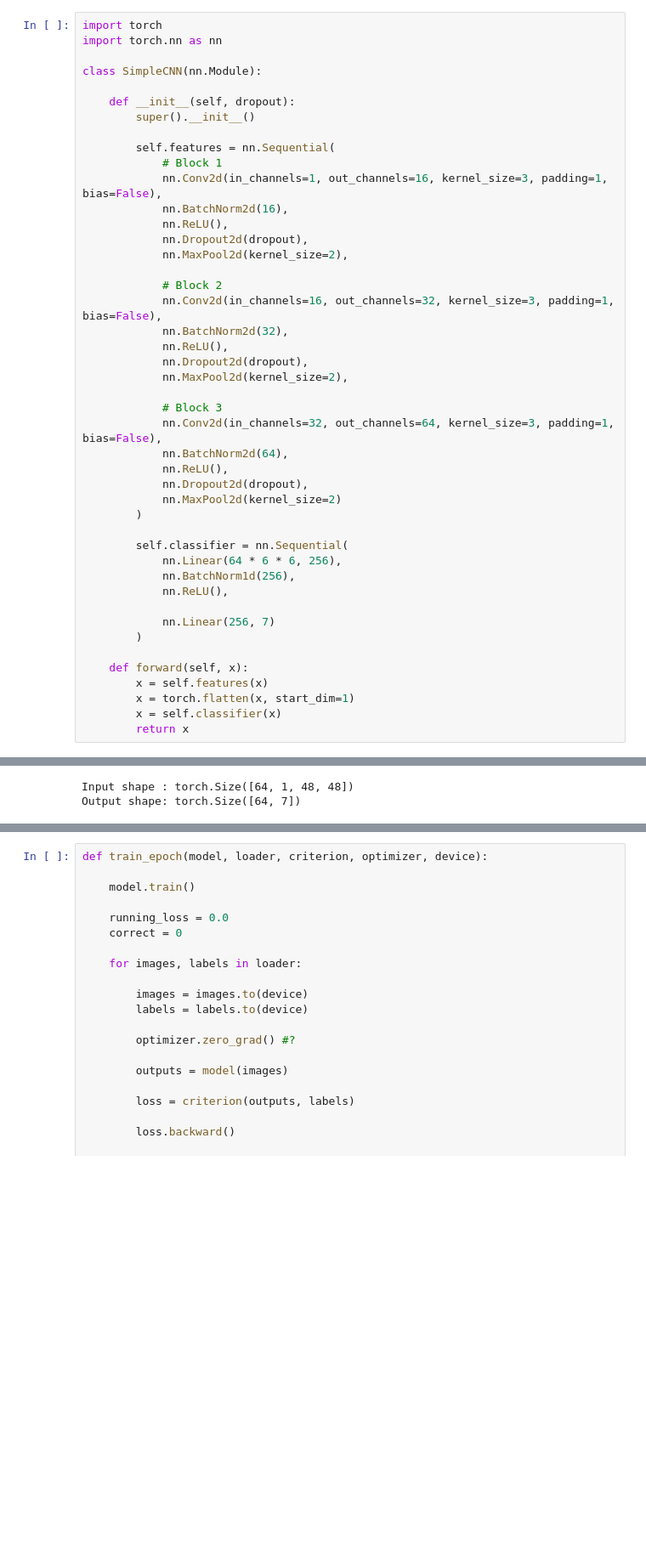
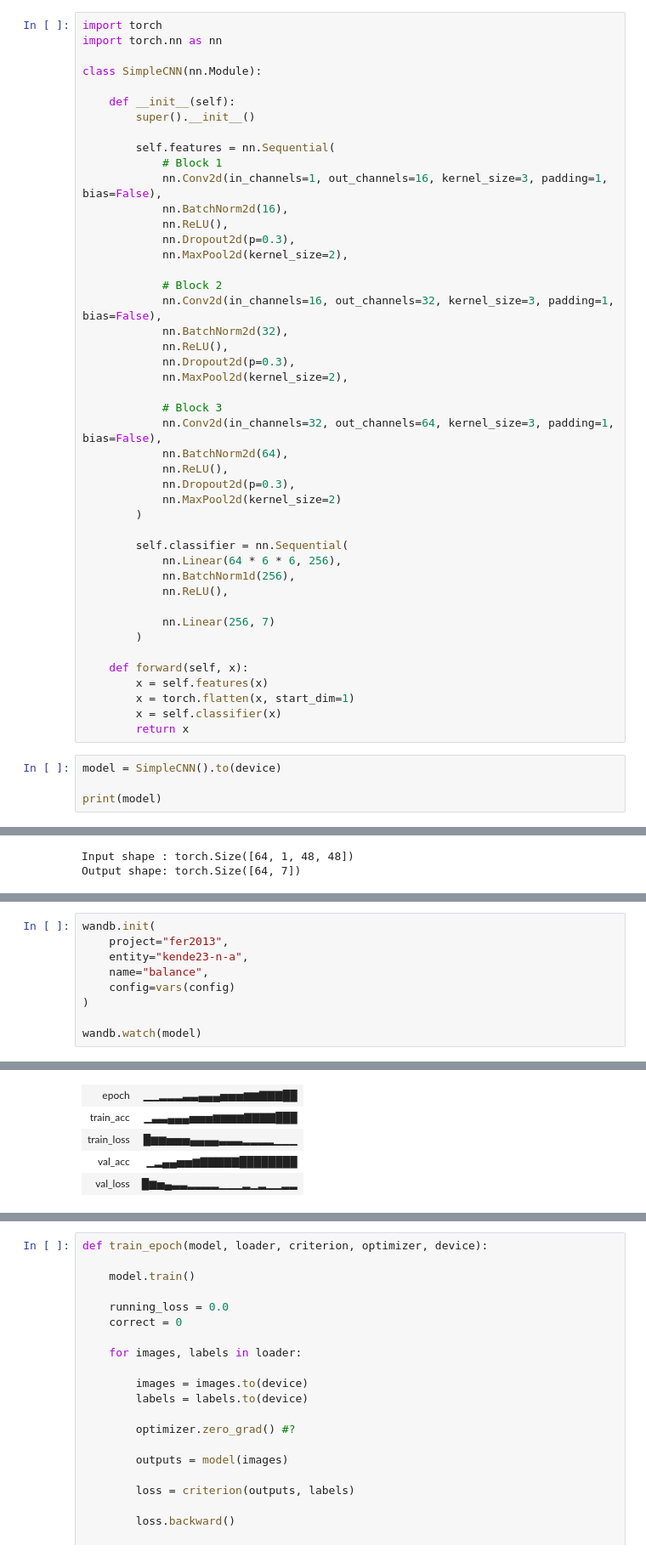
Before and after one commit to K0NSTANT1N3/Facial-Expression-Recognition, a Jupyter notebook: notebooks/03_working.ipynb, the cells around one changed output, grey strips where cells are left out. Shown at 85% size. Cells and saved outputs as stored; diff of their text form; blank space fills up the shorter version.

```diff
--- a/notebooks/03_working.ipynb
+++ b/notebooks/03_working.ipynb
@@ -255,7 +268,7 @@ import torch.nn as nn
 
 class SimpleCNN(nn.Module):
 
-    def __init__(self, dropout):
+    def __init__(self):
         super().__init__()
 
         self.features = nn.Sequential(
@@ -263,21 +276,21 @@ class SimpleCNN(nn.Module):
             nn.Conv2d(in_channels=1, out_channels=16, kernel_size=3, padding=1, bias=False),
             nn.BatchNorm2d(16),
             nn.ReLU(),
-            nn.Dropout2d(dropout),
+            nn.Dropout2d(p=0.3),
             nn.MaxPool2d(kernel_size=2),
 
             # Block 2
             nn.Conv2d(in_channels=16, out_channels=32, kernel_size=3, padding=1, bias=False),
             nn.BatchNorm2d(32),
             nn.ReLU(),
-            nn.Dropout2d(dropout),
+            nn.Dropout2d(p=0.3),
             nn.MaxPool2d(kernel_size=2),
 
             # Block 3
             nn.Conv2d(in_channels=32, out_channels=64, kernel_size=3, padding=1, bias=False),
             nn.BatchNorm2d(64),
             nn.ReLU(),
-            nn.Dropout2d(dropout),
+            nn.Dropout2d(p=0.3),
             nn.MaxPool2d(kernel_size=2)
         )
 
@@ -294,3 +307,7 @@ class SimpleCNN(nn.Module):
         x = torch.flatten(x, start_dim=1)
         x = self.classifier(x)
         return x
+# %%
+model = SimpleCNN().to(device)
+
+print(model)
@@ -308,0 +353,10 @@ Output shape: torch.Size([64, 7])
+# %%
+wandb.init(
+    project="fer2013",
+    entity="kende23-n-a",
+    name="balance",
+    config=vars(config)
+)
+
+wandb.watch(model)
+# %% [output]
@@ -308,0 +366,5 @@ Output shape: torch.Size([64, 7])
+| epoch | ▁▁▂▂▂▃▃▄▄▄▅▅▅▆▆▇▇▇██ |
+| train_acc | ▁▃▃▄▄▄▅▅▅▆▆▆▆▇▇▇▇███ |
+| train_loss | █▆▆▅▅▅▄▄▄▄▃▃▃▂▂▂▂▁▁▁ |
+| val_acc | ▁▂▄▄▅▅▆▇▇▇▇▇████████ |
+| val_loss | █▆▅▄▃▃▂▂▂▂▁▁▁▂▁▂▁▁▂▂ |
```
Also changed, not shown: parts of 13 cells of this notebook.
